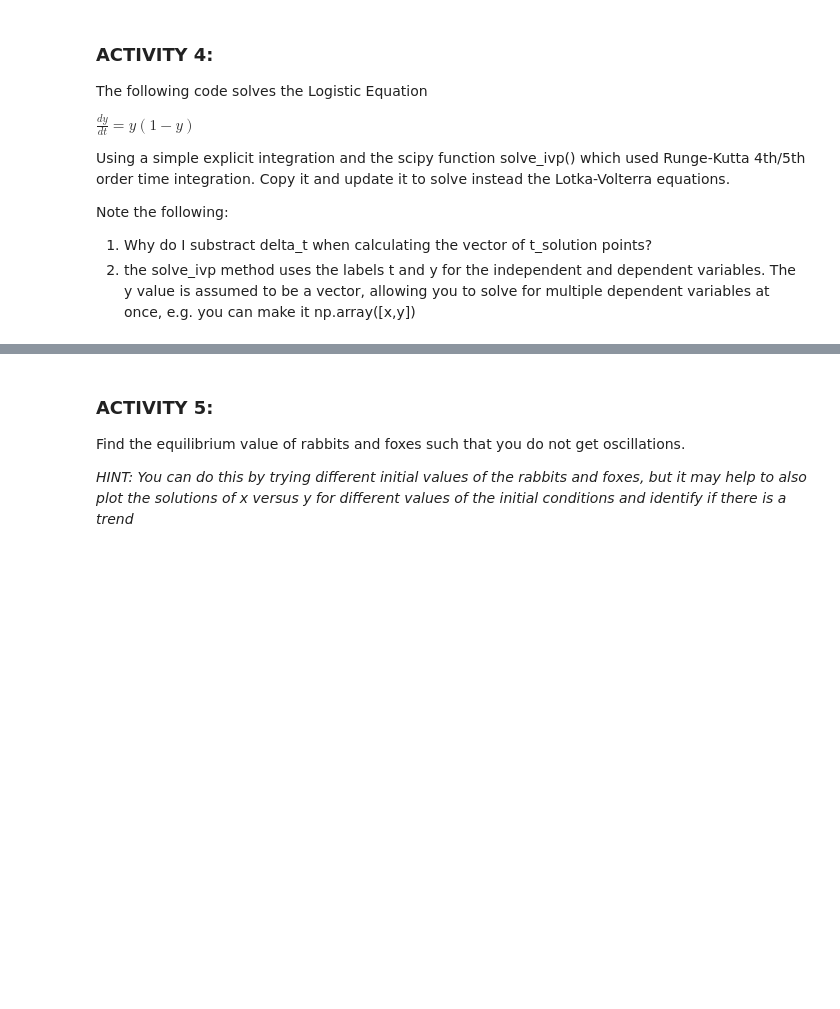
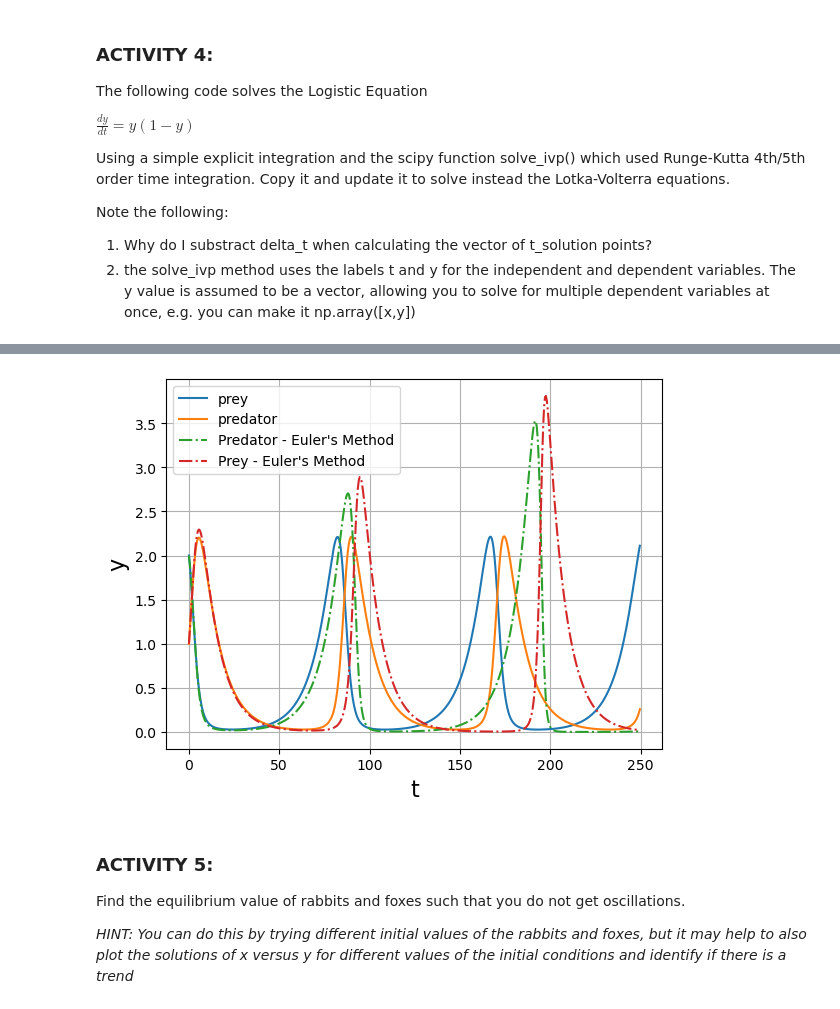
Before and after one commit to GMass99/TopicsInSciComp, a Jupyter notebook: Notebooks/Week3_LabExercises.ipynb, the cells around one changed output, grey strips where cells are left out. Drawn from its saved outputs; the diff is of its cells as text; code cells hidden in the pictures; blank space fills up the shorter version.

```diff
--- a/Notebooks/Week3_LabExercises.ipynb
+++ b/Notebooks/Week3_LabExercises.ipynb
@@ -358,7 +360,48 @@ plt.legend(loc='best');
 # %%
 # Your solution here for the predator-prey equations !
+from scipy.integrate import solve_ivp
 
-# UPDATE ME!
+# a,b,c,d parameters:
+
+a = 0.1
+b = 0.2
+c = 0.1
+d = 0.2
+
+# Note that the function has to take t as the first argument and y as the second
+def calculate_lotka_dydt(t, y):
+    """Returns the gradient dy/dt for the lotka-volterra equation"""
+    dydt = np.array([a*y[0]-b*y[0]*y[1],-c*y[1]+d*y[0]*y[1]])
+    return dydt
+
+max_time = 250.0
+N_time_steps = 500
+delta_t = max_time / N_time_steps
+t_solution = np.linspace(0.0, max_time-delta_t, N_time_steps) # values of independent variable
+y0 = np.array([2,1]) # an initial condition, y(0) = y0, note it needs to be an array
+
+solution = solve_ivp(calculate_lotka_dydt, [0,max_time], y0,
+                        method='RK45', t_eval=t_solution)
+
+plt.grid()
+plt.xlabel("t", fontsize=16)
+plt.ylabel("y", fontsize=16)
+plt.plot(solution.t, solution.y[0], '-', label="prey")
+plt.plot(solution.t, solution.y[1], '-', label="predator")
+
+
+y_solution = np.zeros([N_time_steps, 2])
+y_solution[0][:] = y0
+for itime, time in enumerate(t_solution):
+    if itime>0:
+        dydt = calculate_lotka_dydt(time, y_solution[itime-1][:])
+        y_solution[:][itime] = y_solution[itime-1][:] + dydt * delta_t
+
+plt.plot(t_solution, y_solution[:,0], '-.', label = "Predator - Euler's Method");
+plt.plot(t_solution, y_solution[:,1], '-.', label = "Prey - Euler's Method");
+plt.legend();
+# %% [output]
+[figure, added]
 # %% [markdown]
 ### ACTIVITY 5:
 
```
Also changed, not shown: parts of 6 cells of this notebook.
